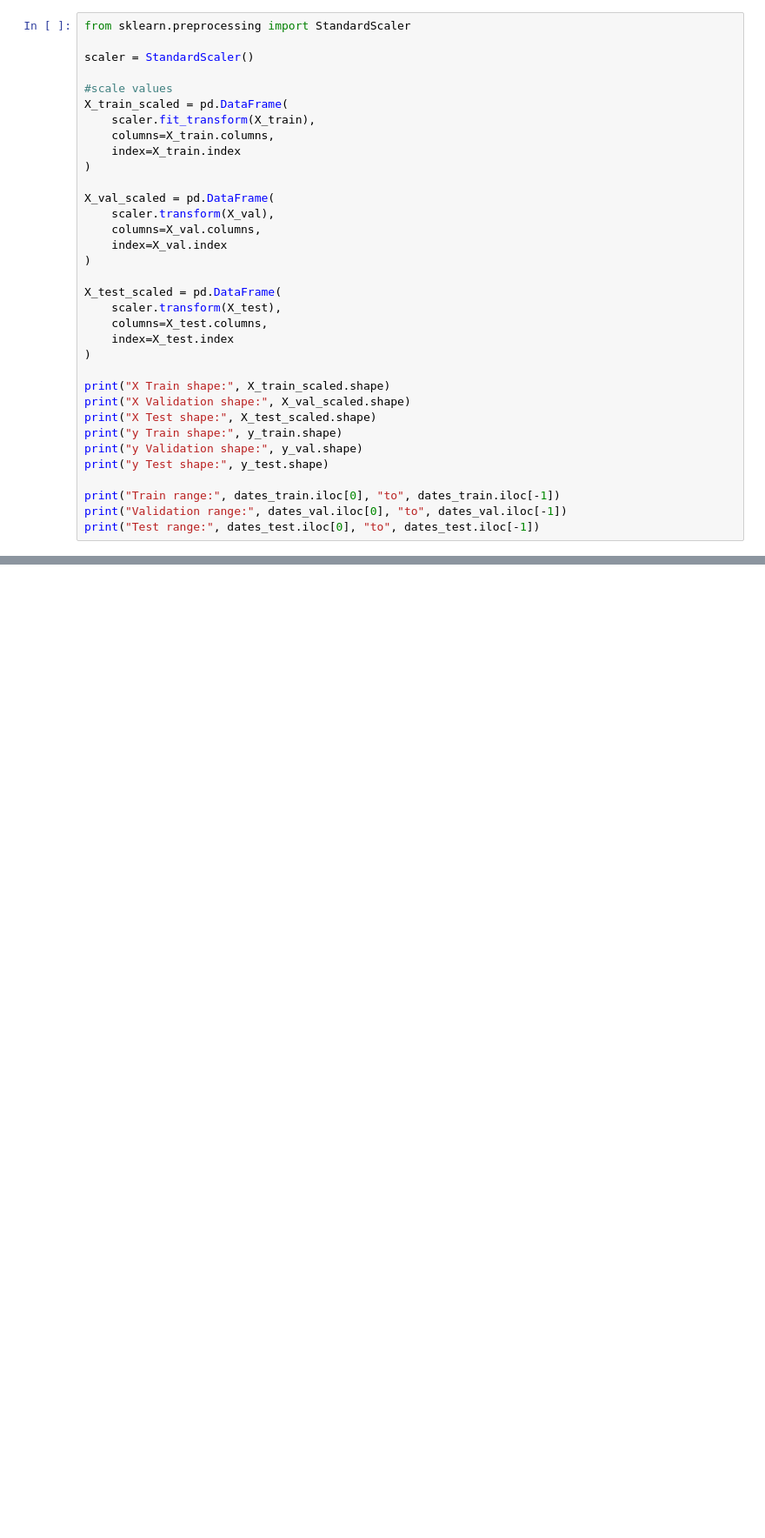
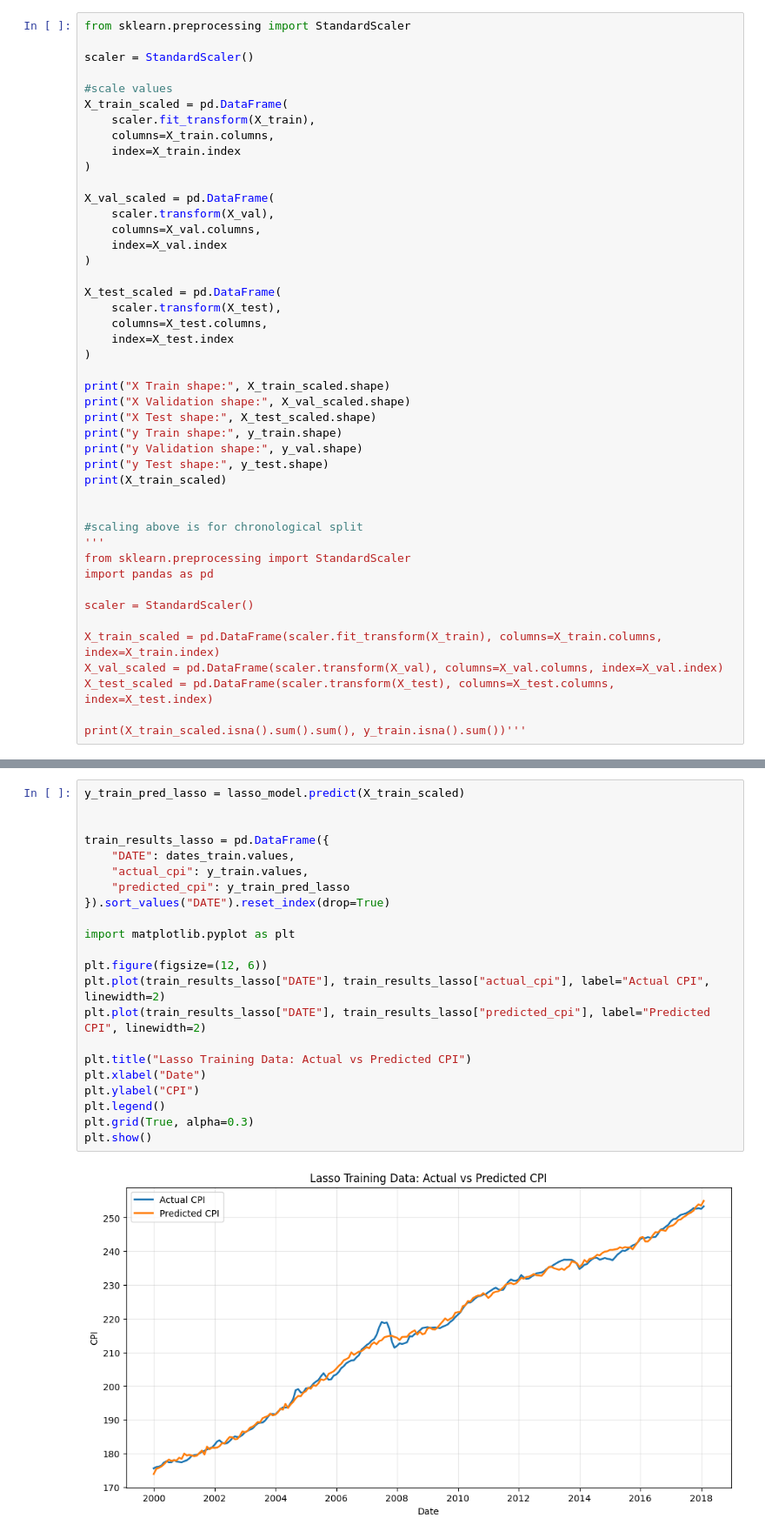
Before and after one commit to AndrewEross/GDP_inflation_prediction, a Jupyter notebook: inflation_model_backup.ipynb, the cells around one changed output, grey strips where cells are left out. Shown at 87% size. Cells and saved outputs as stored; diff of their text form; blank space fills up the shorter version.

```diff
--- a/inflation_model_backup.ipynb
+++ b/inflation_model_backup.ipynb
@@ -116,7 +240,18 @@ print("X Test shape:", X_test_scaled.shape)
 print("y Train shape:", y_train.shape)
 print("y Validation shape:", y_val.shape)
 print("y Test shape:", y_test.shape)
+print(X_train_scaled)
 
-print("Train range:", dates_train.iloc[0], "to", dates_train.iloc[-1])
-print("Validation range:", dates_val.iloc[0], "to", dates_val.iloc[-1])
-print("Test range:", dates_test.iloc[0], "to", dates_test.iloc[-1])
+
+#scaling above is for chronological split
+'''
+from sklearn.preprocessing import StandardScaler
+import pandas as pd
+
+scaler = StandardScaler()
+
+X_train_scaled = pd.DataFrame(scaler.fit_transform(X_train), columns=X_train.columns, index=X_train.index)
+X_val_scaled = pd.DataFrame(scaler.transform(X_val), columns=X_val.columns, index=X_val.index)
+X_test_scaled = pd.DataFrame(scaler.transform(X_test), columns=X_test.columns, index=X_test.index)
+
+print(X_train_scaled.isna().sum().sum(), y_train.isna().sum())'''
@@ -184,3 +458,27 @@ print(val_results_lasso.to_string(index=False))
+# %%
+y_train_pred_lasso = lasso_model.predict(X_train_scaled)
+
+
+train_results_lasso = pd.DataFrame({
+    "DATE": dates_train.values,
+    "actual_cpi": y_train.values,
+    "predicted_cpi": y_train_pred_lasso
+}).sort_values("DATE").reset_index(drop=True)
+
+import matplotlib.pyplot as plt
+
+plt.figure(figsize=(12, 6))
+plt.plot(train_results_lasso["DATE"], train_results_lasso["actual_cpi"], label="Actual CPI", linewidth=2)
+plt.plot(train_results_lasso["DATE"], train_results_lasso["predicted_cpi"], label="Predicted CPI", linewidth=2)
+
+plt.title("Lasso Training Data: Actual vs Predicted CPI")
+plt.xlabel("Date")
+plt.ylabel("CPI")
+plt.legend()
+plt.grid(True, alpha=0.3)
+plt.show()
+# %% [output]
+[figure, added]
 # %%
 lasso_importance = pd.DataFrame({
     "feature": X_train_scaled.columns,
```
Also changed, not shown: parts of 18 cells of this notebook.
